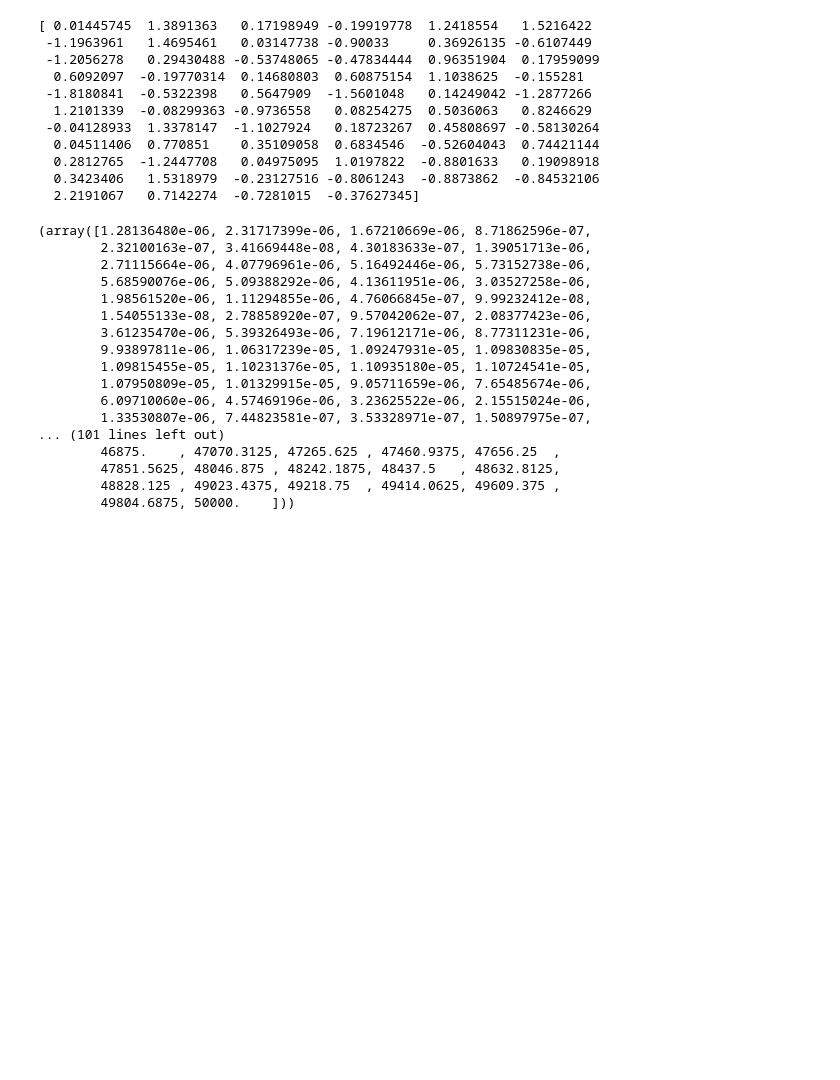
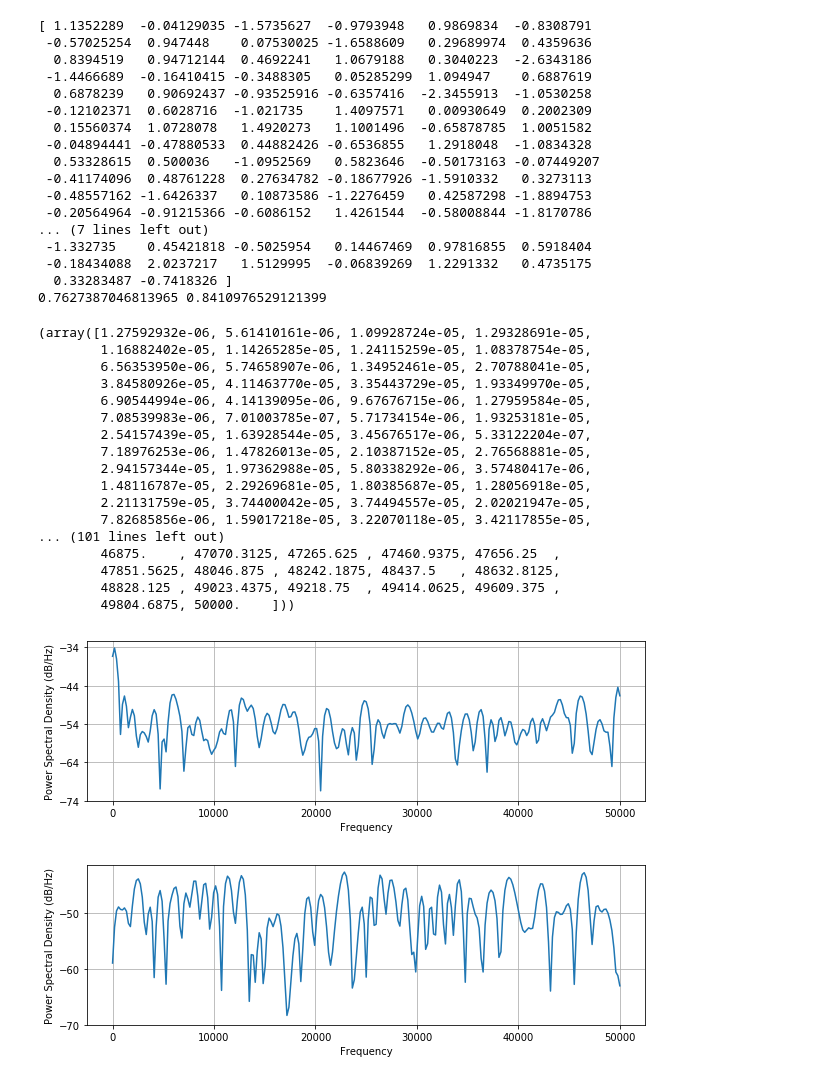
Before and after one commit to worden1/pytorch-CoopNets, a Jupyter notebook: beta12_simulate.ipynb, the cells around one changed output. Saved outputs shown, nothing was run; the diff lists cells and outputs as text; code cells hidden in the pictures; blank space fills up the shorter version.

```diff
--- a/beta12_simulate.ipynb
+++ b/beta12_simulate.ipynb
@@ -52,0 +107,11 @@ print(Y_o)
+# %%
+Eabsy=abs(Y_o).sum()/image_size
+Ey2=(Y_o ** 2).sum()/image_size
+print(Eabsy,Ey2)
+
+kk = image_size
+Y_u0 = np.random.rand(kk)
+Y_o2 = - 1/beta1*np.log(1-Y_u0)
+Eabsyo=abs(Y_o2).sum()/kk
+Eyo2=(Y_o2 ** 2).sum()/kk
+print(Eabsyo,Eyo2)
@@ -54,61 +122,74 @@ print(Y_o)
 sigma = 1
 Y_data_gauss = sigma * torch.randn(image_size).numpy()
 print(Y_data_gauss)
+print(abs(Y_data_gauss).sum()/image_size,(Y_data_gauss ** 2).sum()/image_size)
 
 def mle_simulate_beta(Y_data, Y_tuta0, beta1_0, beta2_0, mle_step_num, mle_step_size,langevin_step_size, langevin_step_num, image_size):
     beta1 = beta1_0
     beta2 = beta2_0
     Y_tuta = Y_tuta0
     for i in range(mle_step_num):
-        Y_tuta = mcmc_simulate_beta(torch.Tensor(Y_tuta), langevin_step_size, langevin_step_num, image_size, beta1, beta2)
+        Y_tuta,_ = mcmc_simulate_beta(torch.Tensor(Y_tuta), langevin_step_size, langevin_step_num, image_size, beta1, beta2)
         #Y_tuta = mcmc_simulate_beta(Y_tuta0, langevin_step_size, langevin_step_num, image_size, beta1, beta2)
         d_beta1 = ((-abs(Y_data).sum()) - (-abs(Y_tuta).sum())) / image_size
         d_beta2 = ((-(Y_data ** 2).sum()) - (-(Y_tuta ** 2).sum())) / image_size
-        beta1 = beta1 - mle_step_size * d_beta1
-        beta2 = beta2 - mle_step_size * d_beta2
+        beta1 = beta1 + mle_step_size * d_beta1
+        beta2 = beta2 + mle_step_size * d_beta2
+        if(beta1<0):
+            beta1 = 0
+        if(beta2<0):
+            beta2 = 0
         print(beta1,beta2)
         #print(i,Y_tuta)
     return beta1,beta2
 
 import pylab as plt
 import matplotlib.mlab as mlab
 plt.figure(figsize=(10,10))
 plt.subplot(311)
-plt.psd(Y_o, NFFT=150, Fs=100000, window=mlab.window_none, pad_to=512, noverlap=75,
+plt.psd(Y_o2, NFFT=150, Fs=100000, window=mlab.window_none, pad_to=512, noverlap=75,
         scale_by_freq=True)
 
 plt.figure(figsize=(10,10))
 plt.subplot(312)
 plt.psd(Y_data_gauss, NFFT=150, Fs=100000, window=mlab.window_none, pad_to=512, noverlap=75,
         scale_by_freq=True)
 # %% [output]
-[ 0.01445745  1.3891363   0.17198949 -0.19919778  1.2418554   1.5216422
- -1.1963961   1.4695461   0.03147738 -0.90033     0.36926135 -0.6107449
- -1.2056278   0.29430488 -0.53748065 -0.47834444  0.96351904  0.17959099
-  0.6092097  -0.19770314  0.14680803  0.60875154  1.1038625  -0.155281
- -1.8180841  -0.5322398   0.5647909  -1.5601048   0.14249042 -1.2877266
-  1.2101339  -0.08299363 -0.9736558   0.08254275  0.5036063   0.8246629
- -0.04128933  1.3378147  -1.1027924   0.18723267  0.45808697 -0.58130264
-  0.04511406  0.770851    0.35109058  0.6834546  -0.52604043  0.74421144
-  0.2812765  -1.2447708   0.04975095  1.0197822  -0.8801633   0.19098918
-  0.3423406   1.5318979  -0.23127516 -0.8061243  -0.8873862  -0.84532106
-  2.2191067   0.7142274  -0.7281015  -0.37627345]
+[ 1.1352289  -0.04129035 -1.5735627  -0.9793948   0.9869834  -0.8308791
+ -0.57025254  0.947448    0.07530025 -1.6588609   0.29689974  0.4359636
+  0.8394519   0.94712144  0.4692241   1.0679188   0.3040223  -2.6343186
+ -1.4466689  -0.16410415 -0.3488305   0.05285299  1.094947    0.6887619
+  0.6878239   0.90692437 -0.93525916 -0.6357416  -2.3455913  -1.0530258
+ -0.12102371  0.6028716  -1.021735    1.4097571   0.00930649  0.2002309
+  0.15560374  1.0728078   1.4920273   1.1001496  -0.65878785  1.0051582
+ -0.04894441 -0.47880533  0.44882426 -0.6536855   1.2918048  -1.0834328
+  0.53328615  0.500036   -1.0952569   0.5823646  -0.50173163 -0.07449207
+ -0.41174096  0.48761228  0.27634782 -0.18677926 -1.5910332   0.3273113
+ -0.48557162 -1.6426337   0.10873586 -1.2276459   0.42587298 -1.8894753
+ -0.20564964 -0.91215366 -0.6086152   1.4261544  -0.58008844 -1.8170786
+... (7 lines left out)
+ -1.332735    0.45421818 -0.5025954   0.14467469  0.97816855  0.5918404
+ -0.18434088  2.0237217   1.5129995  -0.06839269  1.2291332   0.4735175
+  0.33283487 -0.7418326 ]
+0.7627387046813965 0.8410976529121399
-(array([1.28136480e-06, 2.31717399e-06, 1.67210669e-06, 8.71862596e-07,
-        2.32100163e-07, 3.41669448e-08, 4.30183633e-07, 1.39051713e-06,
-        2.71115664e-06, 4.07796961e-06, 5.16492446e-06, 5.73152738e-06,
-        5.68590076e-06, 5.09388292e-06, 4.13611951e-06, 3.03527258e-06,
-        1.98561520e-06, 1.11294855e-06, 4.76066845e-07, 9.99232412e-08,
-        1.54055133e-08, 2.78858920e-07, 9.57042062e-07, 2.08377423e-06,
-        3.61235470e-06, 5.39326493e-06, 7.19612171e-06, 8.77311231e-06,
-        9.93897811e-06, 1.06317239e-05, 1.09247931e-05, 1.09830835e-05,
-        1.09815455e-05, 1.10231376e-05, 1.10935180e-05, 1.10724541e-05,
-        1.07950809e-05, 1.01329915e-05, 9.05711659e-06, 7.65485674e-06,
-        6.09710060e-06, 4.57469196e-06, 3.23625522e-06, 2.15515024e-06,
-        1.33530807e-06, 7.44823581e-07, 3.53328971e-07, 1.50897975e-07,
+(array([1.27592932e-06, 5.61410161e-06, 1.09928724e-05, 1.29328691e-05,
+        1.16882402e-05, 1.14265285e-05, 1.24115259e-05, 1.08378754e-05,
+        6.56353950e-06, 5.74658907e-06, 1.34952461e-05, 2.70788041e-05,
+        3.84580926e-05, 4.11463770e-05, 3.35443729e-05, 1.93349970e-05,
+        6.90544994e-06, 4.14139095e-06, 9.67676715e-06, 1.27959584e-05,
+        7.08539983e-06, 7.01003785e-07, 5.71734154e-06, 1.93253181e-05,
+        2.54157439e-05, 1.63928544e-05, 3.45676517e-06, 5.33122204e-07,
+        7.18976253e-06, 1.47826013e-05, 2.10387152e-05, 2.76568881e-05,
+        2.94157344e-05, 1.97362988e-05, 5.80338292e-06, 3.57480417e-06,
+        1.48116787e-05, 2.29269681e-05, 1.80385687e-05, 1.28056918e-05,
+        2.21131759e-05, 3.74400042e-05, 3.74494557e-05, 2.02021947e-05,
+        7.82685856e-06, 1.59017218e-05, 3.22070118e-05, 3.42117855e-05,
 ... (101 lines left out)
         46875.    , 47070.3125, 47265.625 , 47460.9375, 47656.25  ,
         47851.5625, 48046.875 , 48242.1875, 48437.5   , 48632.8125,
         48828.125 , 49023.4375, 49218.75  , 49414.0625, 49609.375 ,
         49804.6875, 50000.    ]))
+[figure, added]
+[figure, added]
 # %%
 Y_tuta0 = torch.randn(image_size)
```
Also changed, not shown: parts of 4 cells of this notebook.
